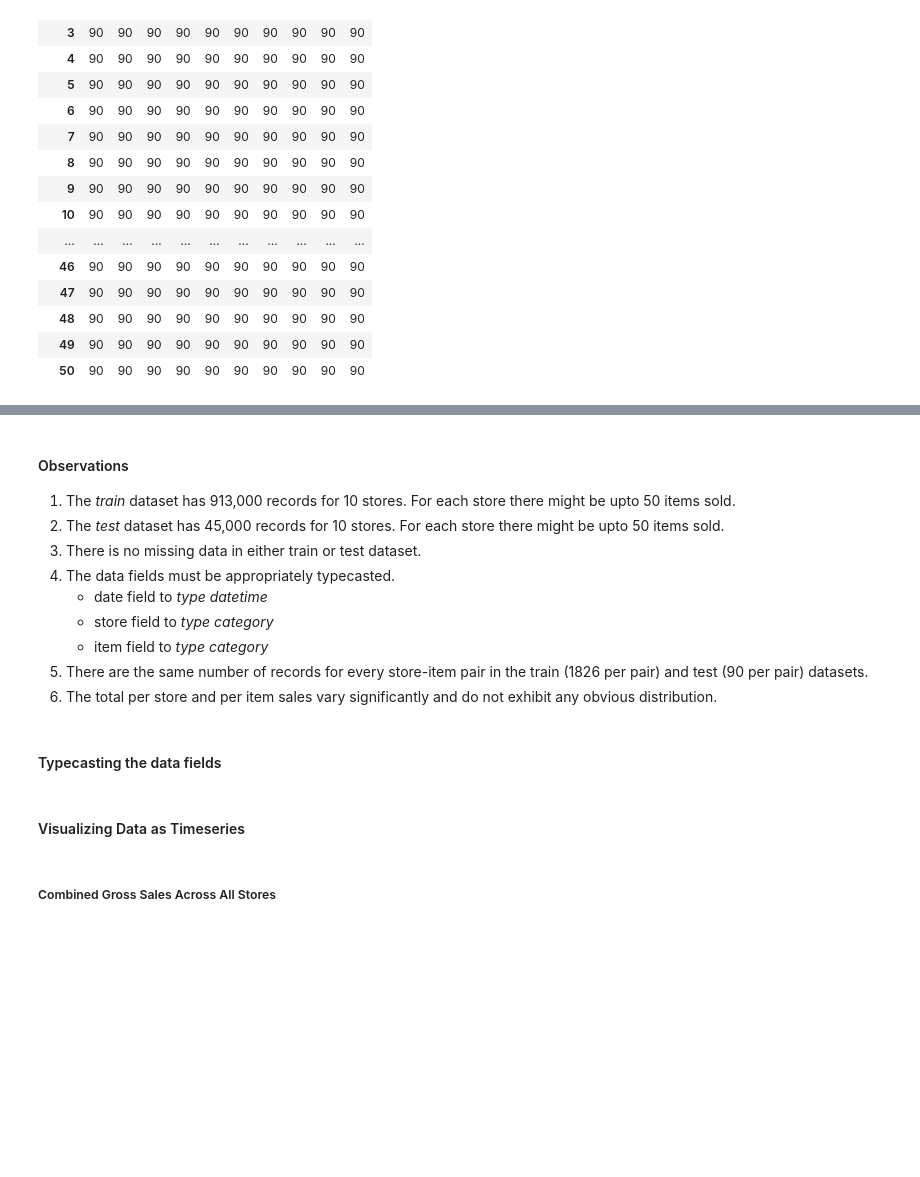
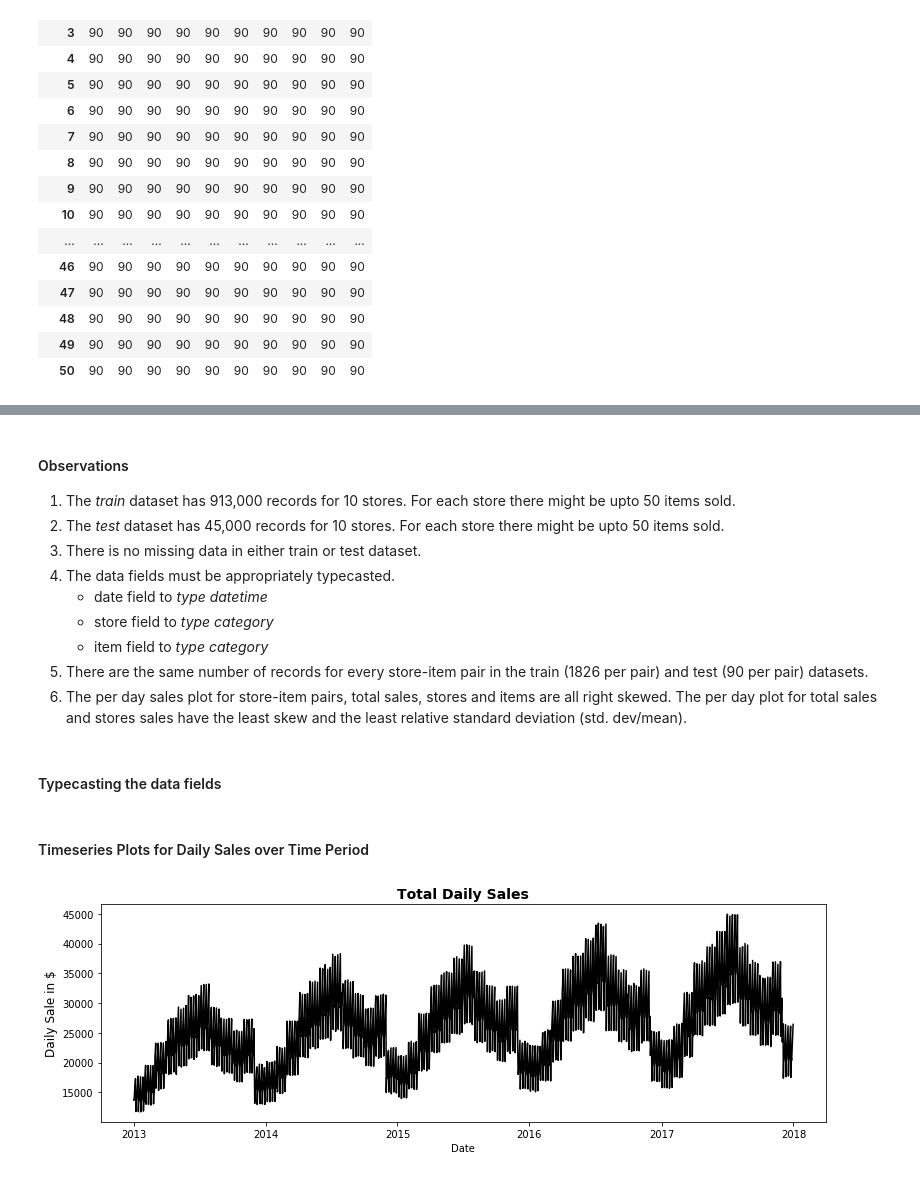
Before and after one commit to sanjeevgadre/Kaggle-Time-Series, a Jupyter notebook: EDA.ipynb, the cells around one changed output, grey strips where cells are left out. Saved outputs shown, nothing was run; the diff lists cells and outputs as text; code cells hidden in the pictures; blank space fills up the shorter version.

```diff
--- a/EDA.ipynb
+++ b/EDA.ipynb
@@ -177,7 +179,7 @@ The average value of total sale for an item across all stores is 954090, where a
         <li>item field to <i>type category</i>
     </ul>
     <li>There are the same number of records for every store-item pair in the train (1826 per pair) and test (90 per pair) datasets.
-    <li>The total per store and per item sales vary significantly and do not exhibit any obvious distribution.
+    <li>The per day sales plot for store-item pairs, total sales, stores and items are all right skewed. The per day plot for total sales and stores sales have the least skew and the least relative standard deviation (std. dev/mean).
 </ol>
 # %% [markdown]
 #### Typecasting the data fields
@@ -190,7 +192,17 @@ test.store = test.store.astype('category')
 
 train.item = train.item.astype('category')
 test.item = test.item.astype('category')
-# %% [markdown]
-#### Visualizing Data as Timeseries
-# %% [markdown]
-##### Combined Gross Sales Across All Stores
+# %% [markdown]
+#### Timeseries Plots for Daily Sales over Time Period
+# %%
+fig, ax = plt.subplots(figsize = (13, 4))
+
+foo = train.groupby('date')['sales'].sum()
+ax.plot(foo.index, foo, color = 'black')
+ax.set_title('Total Daily Sales', fontdict = {'fontsize' : 14, 'fontweight' : 'bold'})
+ax.set_ylabel('Daily Sale in $', fontdict = {'fontsize' : 12})
+ax.set_xlabel('Date')
+
+plt.show()
+# %% [output]
+[figure, added]
```
Also changed, not shown: parts of 22 cells of this notebook.
